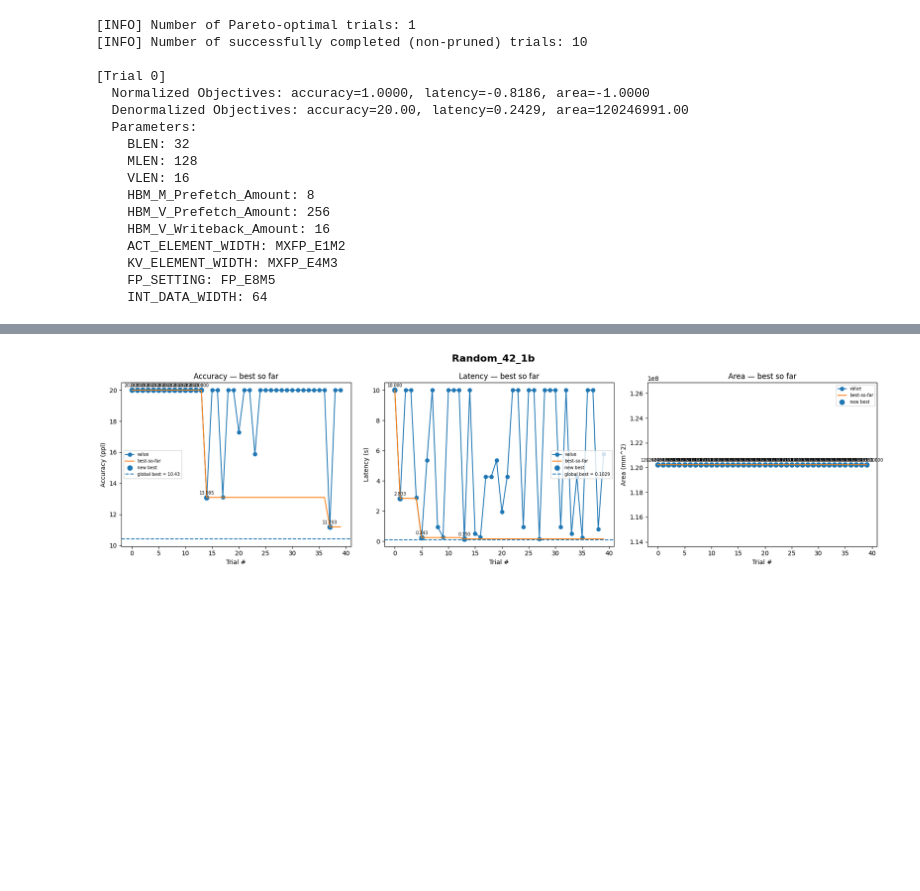
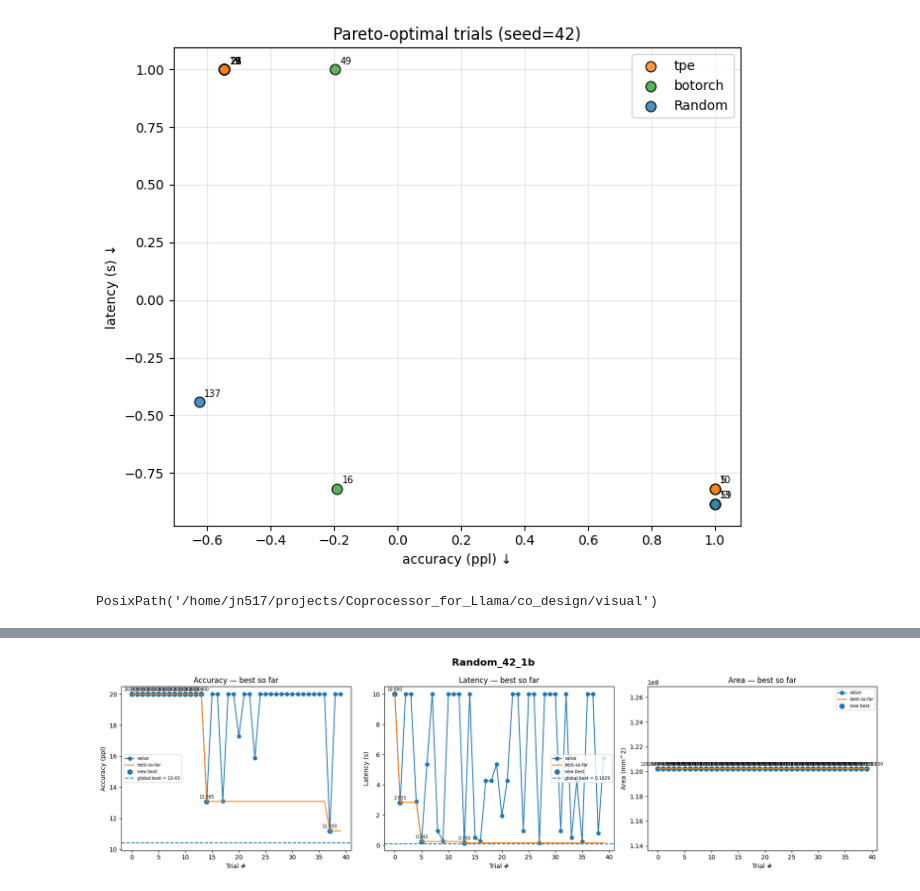
Before and after one commit to AICrossSim/PLENA, a Jupyter notebook: co_design/visual/test.ipynb, the cells around one changed output, grey strips where cells are left out. Drawn from its saved outputs; the diff is of its cells as text; code cells hidden in the pictures; blank space fills up the shorter version.

```diff
--- a/co_design/visual/test.ipynb
+++ b/co_design/visual/test.ipynb
@@ -62,20 +377,44 @@ sqlite:////workspace/Coprocessor_for_Llama/co_design/botorch_42_1b.db <class 'st
 # %%
-post_search(study_name=STUDY_NAME, storage=STORAGE_URL, normalize=True)
+import numpy as np
+import matplotlib.pyplot as plt
+
+study_types = [ "tpe", "botorch", "Random"]
+# pretty = {"random":"Random", "tpe":"TPE", "botorch":"BoTorch", "ns":"NS"}
+colors = {"Random":"tab:blue", "tpe":"tab:orange", "botorch":"tab:green", "ns":"tab:red"}
+
+plt.figure(figsize=(7,6))
+
+for st in study_types:
+    study_name = f"{st}_{seed}_1b"   # adapt to your naming
+    db_dir = project_root / "co_design" / f"db_{seed}"
+    db_path = db_dir / f"{study_name}.db"
+    storage_url = f"sqlite:///{db_path.resolve()}"
+
+    study = optuna.load_study(study_name=study_name, storage=storage_url)
+    pareto = [t for t in study.best_trials if t.values and len(t.values) >= 2]
+    if not pareto:
+        continue
+
+    pts = np.array([[t.values[0], t.values[1]] for t in pareto], dtype=float)
+    ids = np.array([t.number for t in pareto])
+    order = np.argsort(pts[:,0])
+    pts, ids = pts[order], ids[order]
+
+    plt.scatter(pts[:,0], pts[:,1],
+                s=60, c=colors[st], label=st, alpha=0.8, edgecolor="k")
+    for (x,y), tid in zip(pts, ids):
+        plt.annotate(str(tid), (x,y), textcoords="offset points", xytext=(4,4), fontsize=7)
+
+plt.xlabel("accuracy (ppl) ↓")
+plt.ylabel("latency (s) ↓")
+plt.title(f"Pareto-optimal trials (seed={seed})")
+plt.grid(True, alpha=0.3)
+plt.legend()
+plt.tight_layout()
+plt.show()
 # %% [output]
-[INFO] Number of Pareto-optimal trials: 1
-[INFO] Number of successfully completed (non-pruned) trials: 10
-
-[Trial 0]
-  Normalized Objectives: accuracy=1.0000, latency=-0.8186, area=-1.0000
-  Denormalized Objectives: accuracy=20.00, latency=0.2429, area=120246991.00
-  Parameters:
-    BLEN: 32
-    MLEN: 128
-    VLEN: 16
-    HBM_M_Prefetch_Amount: 8
-    HBM_V_Prefetch_Amount: 256
-    HBM_V_Writeback_Amount: 16
-    ACT_ELEMENT_WIDTH: MXFP_E1M2
-    KV_ELEMENT_WIDTH: MXFP_E4M3
-    FP_SETTING: FP_E8M5
-    INT_DATA_WIDTH: 64
+[figure, added]
+# %%
+project_root
+# %% [output]
+PosixPath('/home/jn517/projects/Coprocessor_for_Llama/co_design/visual')
```
Also changed, not shown: parts of 10 cells of this notebook, 1 other file.
